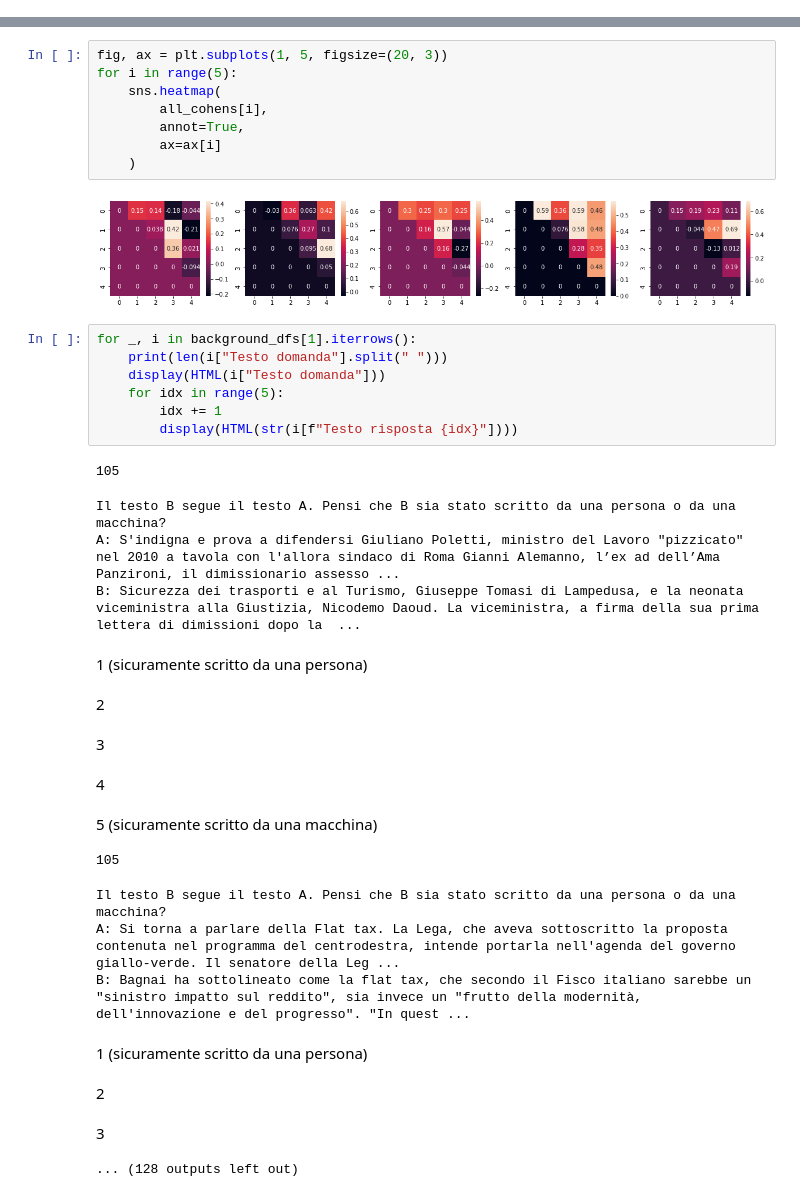
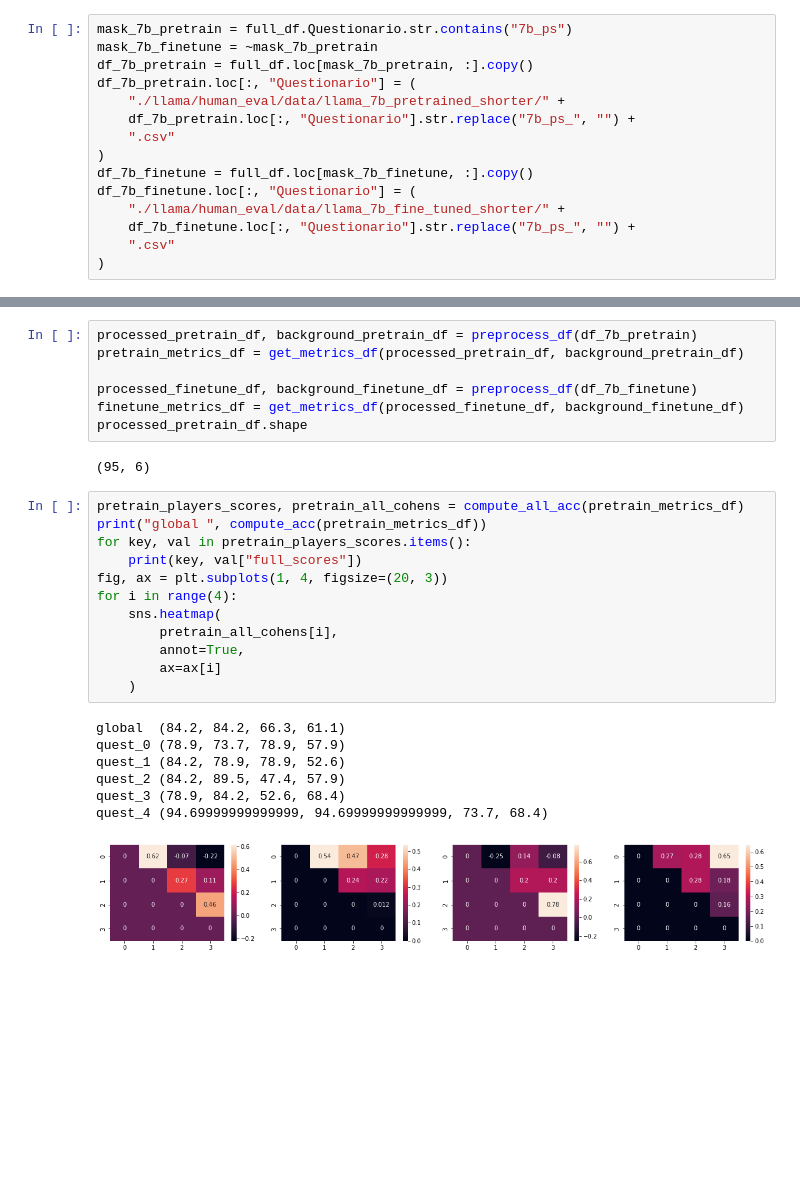
Before and after one commit to gpucce/llama, a Jupyter notebook: human_eval_study.ipynb, the cells around one changed output, grey strips where cells are left out. Drawn from its saved outputs; the diff is of its cells as text; blank space fills up the shorter version.

```diff
--- a/human_eval_study.ipynb
+++ b/human_eval_study.ipynb
@@ -10,3 +36,18 @@ import seaborn as sns
+# %%
+mask_7b_pretrain = full_df.Questionario.str.contains("7b_ps")
+mask_7b_finetune = ~mask_7b_pretrain
+df_7b_pretrain = full_df.loc[mask_7b_pretrain, :].copy()
+df_7b_pretrain.loc[:, "Questionario"] = (
+    "./llama/human_eval/data/llama_7b_pretrained_shorter/" +
+    df_7b_pretrain.loc[:, "Questionario"].str.replace("7b_ps_", "") +
+    ".csv"
+)
+df_7b_finetune = full_df.loc[mask_7b_finetune, :].copy()
+df_7b_finetune.loc[:, "Questionario"] = (
+    "./llama/human_eval/data/llama_7b_fine_tuned_shorter/" +
+    df_7b_finetune.loc[:, "Questionario"].str.replace("7b_ps_", "") +
+    ".csv"
+)
 # %%
 def normalize(x):
     return (x - x.mean()) / x.std()
@@ -133,35 +138,29 @@ Questionair 2
+# %%
+processed_pretrain_df, background_pretrain_df = preprocess_df(df_7b_pretrain)
+pretrain_metrics_df = get_metrics_df(processed_pretrain_df, background_pretrain_df)
+
+processed_finetune_df, background_finetune_df = preprocess_df(df_7b_finetune)
+finetune_metrics_df = get_metrics_df(processed_finetune_df, background_finetune_df)
+processed_pretrain_df.shape
+# %% [output]
+(95, 6)
 # %%
-fig, ax = plt.subplots(1, 5, figsize=(20, 3))
-for i in range(5):
+pretrain_players_scores, pretrain_all_cohens = compute_all_acc(pretrain_metrics_df)
+print("global ", compute_acc(pretrain_metrics_df))
+for key, val in pretrain_players_scores.items():
+    print(key, val["full_scores"])
+fig, ax = plt.subplots(1, 4, figsize=(20, 3))
+for i in range(4):
     sns.heatmap(
-        all_cohens[i],
+        pretrain_all_cohens[i],
         annot=True,
         ax=ax[i]
     )
 # %% [output]
+global  (84.2, 84.2, 66.3, 61.1)
+quest_0 (78.9, 73.7, 78.9, 57.9)
+quest_1 (84.2, 78.9, 78.9, 52.6)
+quest_2 (84.2, 89.5, 47.4, 57.9)
+quest_3 (78.9, 84.2, 52.6, 68.4)
+quest_4 (94.69999999999999, 94.69999999999999, 73.7, 68.4)
-[figure, old version]
+[figure, new version]
-# %%
-for _, i in background_dfs[1].iterrows():
-    print(len(i["Testo domanda"].split(" ")))
-    display(HTML(i["Testo domanda"]))
-    for idx in range(5):
-        idx += 1
-        display(HTML(str(i[f"Testo risposta {idx}"])))
-# %% [output]
-105
-Il testo B segue il testo A. Pensi che B sia stato scritto da una persona o da una macchina?
-A: S'indigna e prova a difendersi Giuliano Poletti, ministro del Lavoro "pizzicato" nel 2010 a tavola con l'allora sindaco di Roma Gianni Alemanno, l’ex ad dell’Ama Panzironi, il dimissionario assesso ...
-B: Sicurezza dei trasporti e al Turismo, Giuseppe Tomasi di Lampedusa, e la neonata viceministra alla Giustizia, Nicodemo Daoud. La viceministra, a firma della sua prima lettera di dimissioni dopo la  ...
-1 (sicuramente scritto da una persona)
-2
-3
-4
-5 (sicuramente scritto da una macchina)
-105
-Il testo B segue il testo A. Pensi che B sia stato scritto da una persona o da una macchina?
-A: Si torna a parlare della Flat tax. La Lega, che aveva sottoscritto la proposta contenuta nel programma del centrodestra, intende portarla nell'agenda del governo giallo-verde. Il senatore della Leg ...
-B: Bagnai ha sottolineato come la flat tax, che secondo il Fisco italiano sarebbe un "sinistro impatto sul reddito", sia invece un "frutto della modernità, dell'innovazione e del progresso". "In quest ...
-1 (sicuramente scritto da una persona)
-2
-3
-... (128 outputs left out)
```
Also changed, not shown: parts of 7 cells of this notebook, 8 other files.
